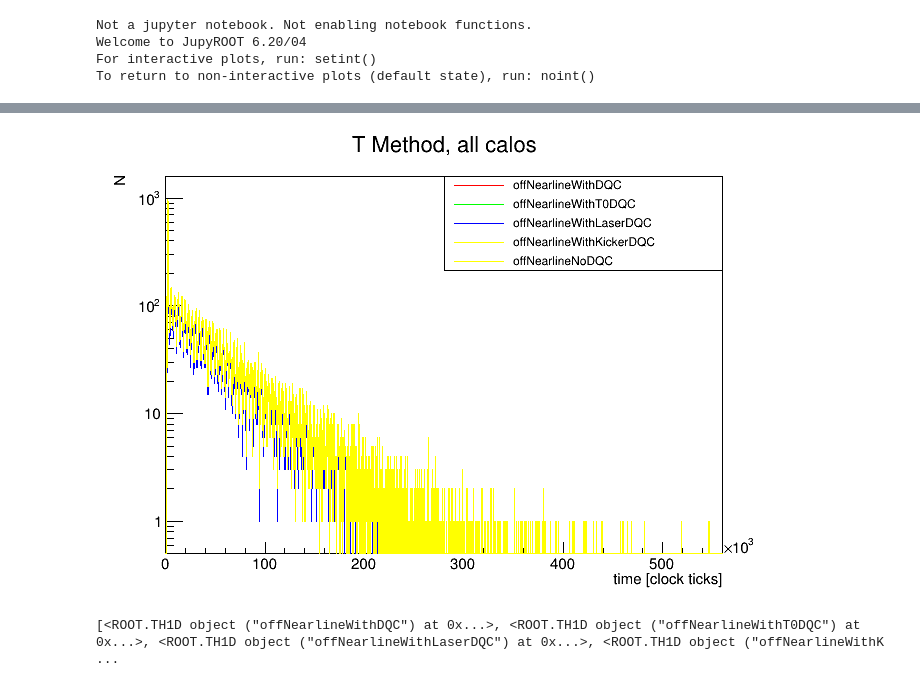
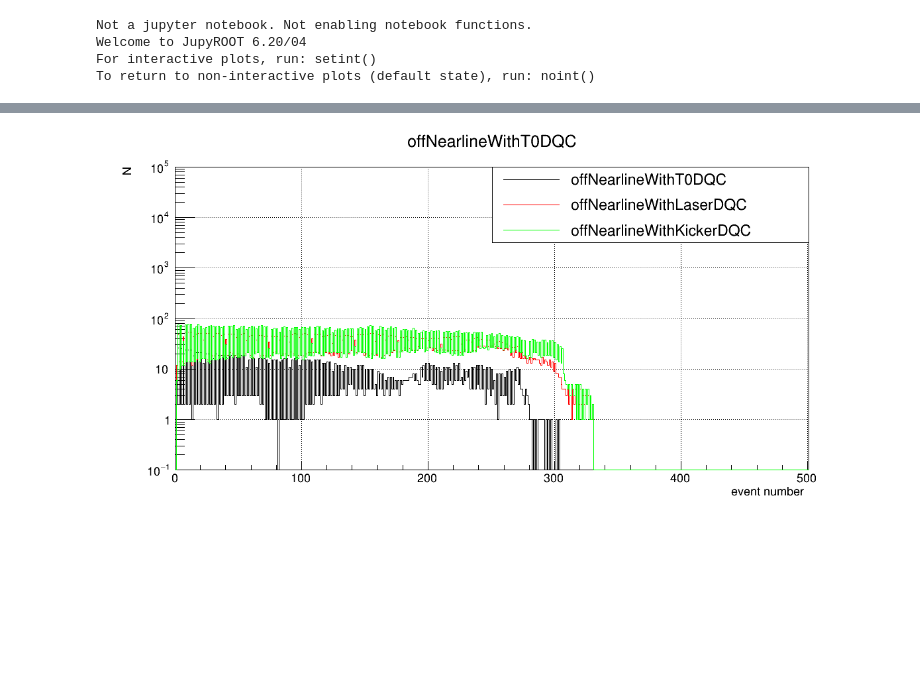
Before and after one commit to jlabounty/g-2, a Jupyter notebook: dqc/fill_by_fill_investigation.ipynb, the cells around one changed output, grey strips where cells are left out. Cells and saved outputs as stored; diff of their text form; code cells hidden in the pictures; blank space fills up the shorter version.

Commit message:
Updates look of DQC plots

```diff
--- a/dqc/fill_by_fill_investigation.ipynb
+++ b/dqc/fill_by_fill_investigation.ipynb
@@ -6,7 +6,7 @@ Welcome to JupyROOT 6.20/04
 For interactive plots, run: setint()
 To return to non-interactive plots (default state), run: noint()
 # %%
-filepath = "./data/dqc_files/"
+filepath = "./data/dqc_files_rerun/"
 files = os.listdir(filepath)
 print(files)
 # %% [output]
@@ -14,5 +21,7 @@ print(files)
 # %%
 f = r.TFile("./data/dqc_files/gm2DQC_ana_34007816_26100.00408.root")
 f.cd("offNearlineWithDQC")
+t = f.Get("offNearlineWithDQC/timeTree")
+t.Print()
 f.ls()
 # %% [output]
@@ -45,0 +178,9 @@ toplot = 'allCaloWiggle'
+# %%
+hists2 = []
+for i, name in enumerate(dirnames):
+    t = r.TChain(name+"/timeTree")
+    n = t.Add(filepath+"*.root")
+    print(name,t,n)
+    h = r.TH1D("h",name+"; event number; N",500,0,500)
+    t.Draw("eventNum>>h","","goff")
+    hists2.append(h.Clone("name"))
@@ -46,11 +193,16 @@ toplot = 'allCaloWiggle'
 # %%
-c = r.TCanvas()
+c = r.TCanvas("c","c",1200,600)
 
 leg = r.TLegend(0.5,0.7,0.9,0.9)
 
 for i,name in enumerate(dirnames):
-    hi = f.Get(name+"/"+toplot).Clone()
-    hi.SetLineColor(i+1)
+    hi = hists2[i]
+    if(i < 4):
+        hi.SetLineColor(i+1)
+    else:
+        hi.SetLineColor(i+2)
+    hi.GetXaxis().SetRangeUser(0,70*1000/1.25)
+    hi.GetYaxis().SetRangeUser(0.1,100000)
 
     if(i>0):
         hi.DrawCopy("hist same")
@@ -61,5 +213,6 @@ for i,name in enumerate(dirnames):
 
 c.SetLogy()
 leg.Draw()
+c.SetGrid()
 c.Draw()
 # %% [output]
@@ -66,23 +220 @@ c.Draw()
-[figure, old version]
+[figure, new version]
-# %%
-hists = []
-for i, file in enumerate(files):
-    if(".root" in file):
-        fi = r.TFile(filepath+file)
-        for j,name in enumerate(dirnames):
-            hi = fi.Get(name+"/"+toplot).Clone()
-            #print(hi)
-            hi.SetLineColor(i+1)
-            hi.SetDirectory(0)
-
-            try:
-                if(i < 1):
-                    hists.append(hi.Clone(name))
-                    hists[j].SetDirectory(0)
-                else:
-                    hists[j].Add(hi)
-            except:
-                print("Error in:", file)
-print(hists)
-# %% [output]
-[<ROOT.TH1D object ("offNearlineWithDQC") at 0x...>, <ROOT.TH1D object ("offNearlineWithT0DQC") at 0x...>, <ROOT.TH1D object ("offNearlineWithLaserDQC") at 0x...>, <ROOT.TH1D object ("offNearlineWithK ...
```
Also changed, not shown: parts of 16 cells of this notebook, 1 other file.
